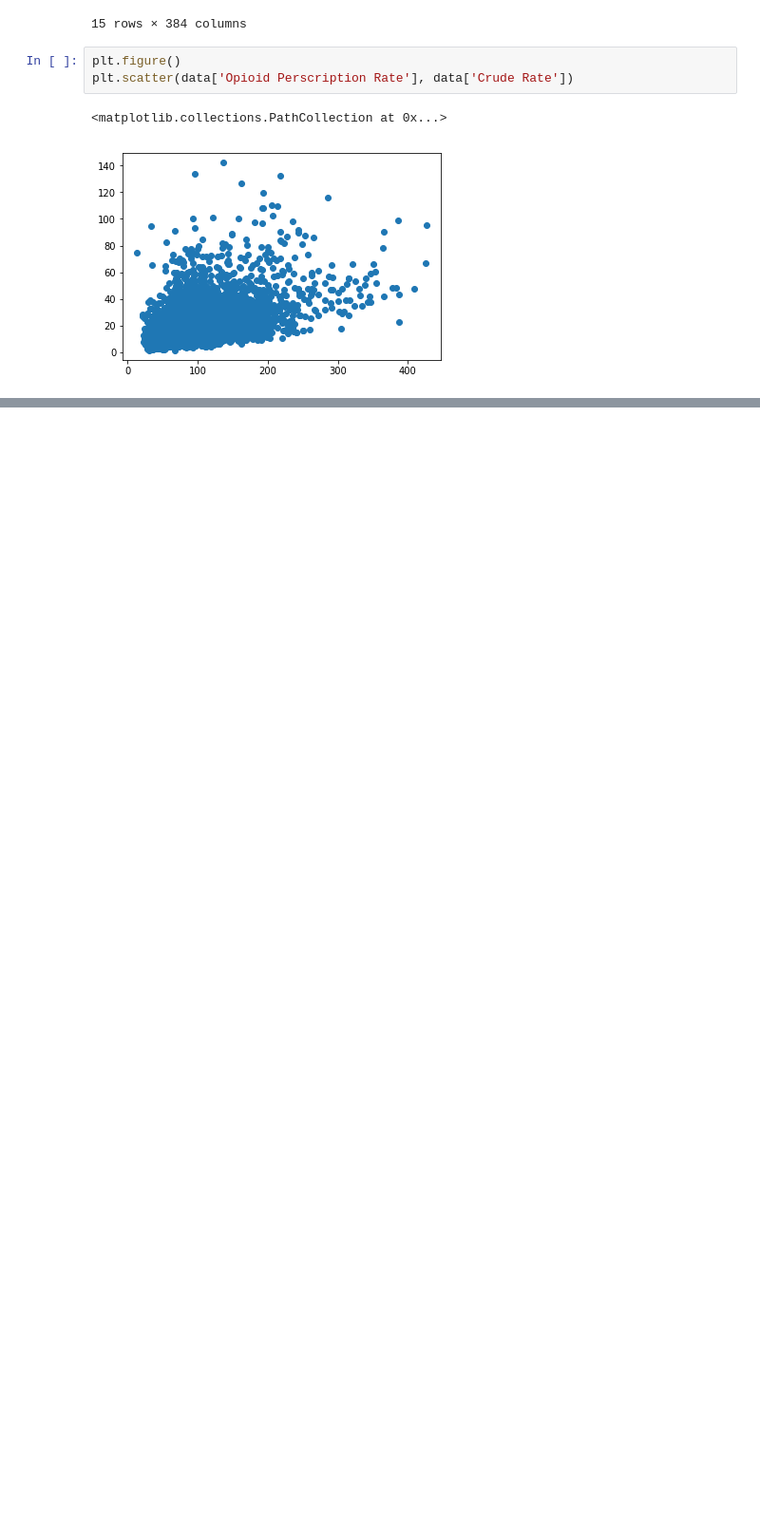
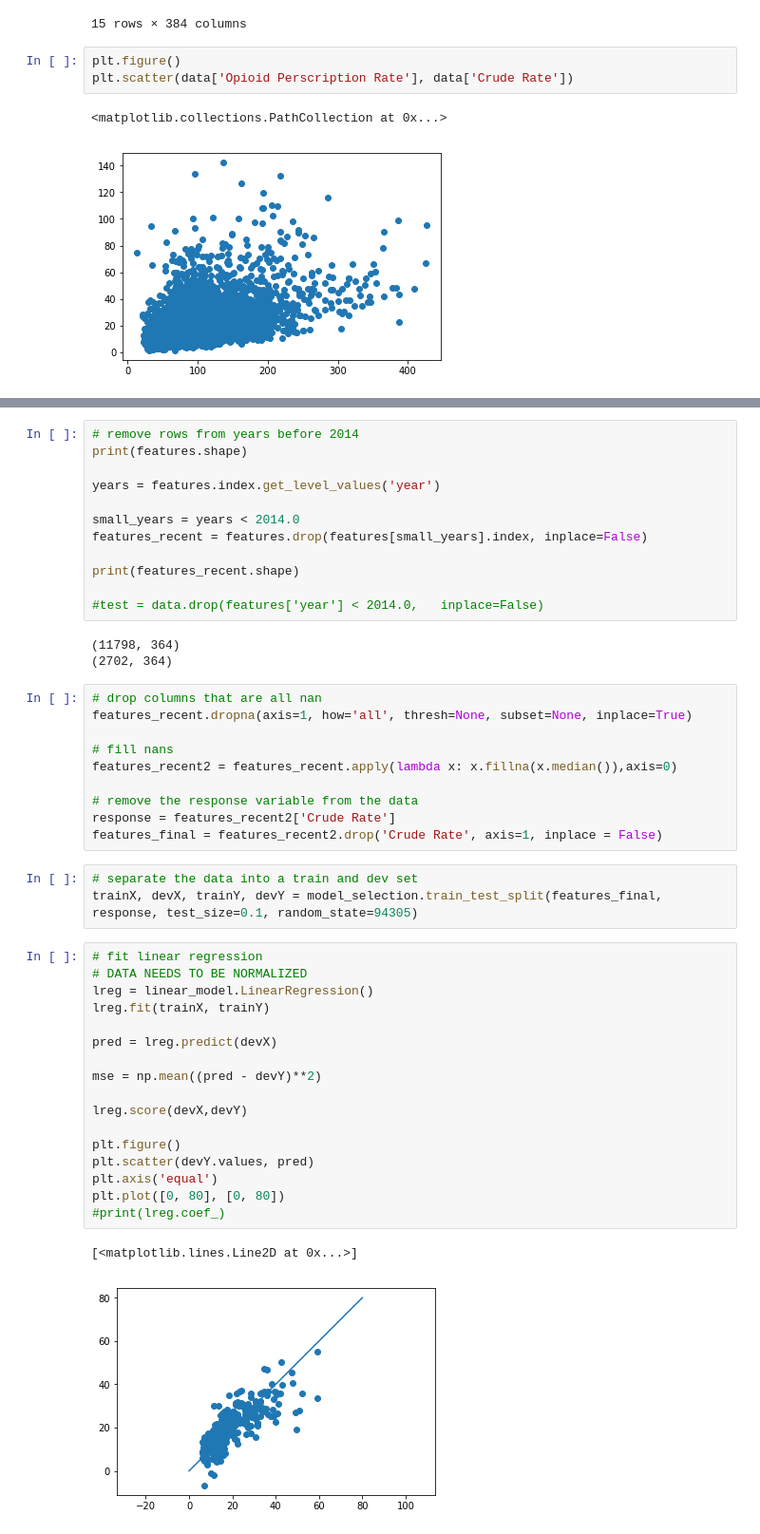
Before and after one commit to conservasian/opi-nope, a Jupyter notebook: compile_data.ipynb, the cells around one changed output, grey strips where cells are left out. Shown: that part at 95% size. Cells and saved outputs as stored; diff of their text form; blank space fills up the shorter version.

Commit message:
all the preprocessing (excluding census data) and first lasso model

```diff
--- a/compile_data.ipynb
+++ b/compile_data.ipynb
@@ -235,0 +269,48 @@ Name: (nan, 2016), dtype: object
+# %%
+# remove rows from years before 2014
+print(features.shape)
+
+years = features.index.get_level_values('year')
+
+small_years = years < 2014.0
+features_recent = features.drop(features[small_years].index, inplace=False)
+
+print(features_recent.shape)
+
+#test = data.drop(features['year'] < 2014.0,   inplace=False)
+# %% [output]
+(11798, 364)
+(2702, 364)
+# %%
+# drop columns that are all nan
+features_recent.dropna(axis=1, how='all', thresh=None, subset=None, inplace=True)
+
+# fill nans
+features_recent2 = features_recent.apply(lambda x: x.fillna(x.median()),axis=0)
+
+# remove the response variable from the data
+response = features_recent2['Crude Rate']
+features_final = features_recent2.drop('Crude Rate', axis=1, inplace = False)
+# %%
+# separate the data into a train and dev set
+trainX, devX, trainY, devY = model_selection.train_test_split(features_final, response, test_size=0.1, random_state=94305)
+# %%
+# fit linear regression
+# DATA NEEDS TO BE NORMALIZED
+lreg = linear_model.LinearRegression()
+lreg.fit(trainX, trainY)
+
+pred = lreg.predict(devX)
+
+mse = np.mean((pred - devY)**2)
+
+lreg.score(devX,devY)
+
+plt.figure()
+plt.scatter(devY.values, pred)
+plt.axis('equal')
+plt.plot([0, 80], [0, 80])
+#print(lreg.coef_)
+# %% [output]
+[<matplotlib.lines.Line2D at 0x...>]
+[figure, added]
```
Also changed, not shown: parts of 13 cells of this notebook.
